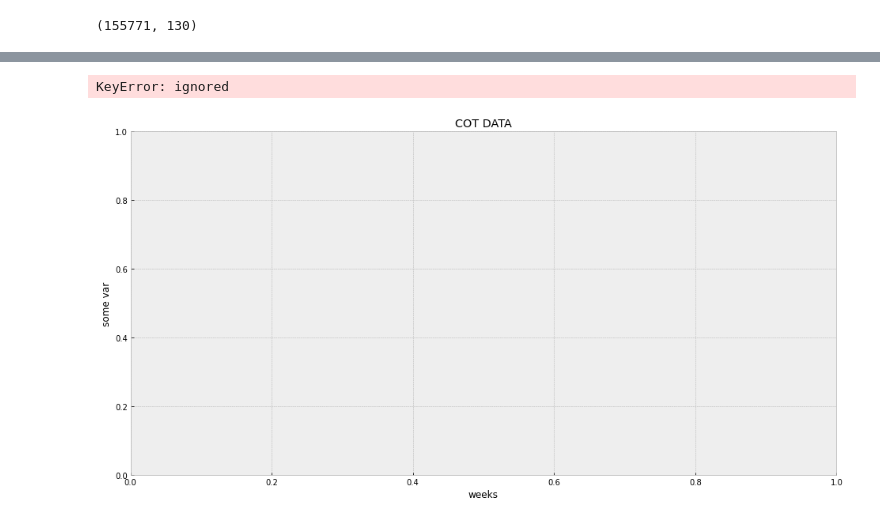
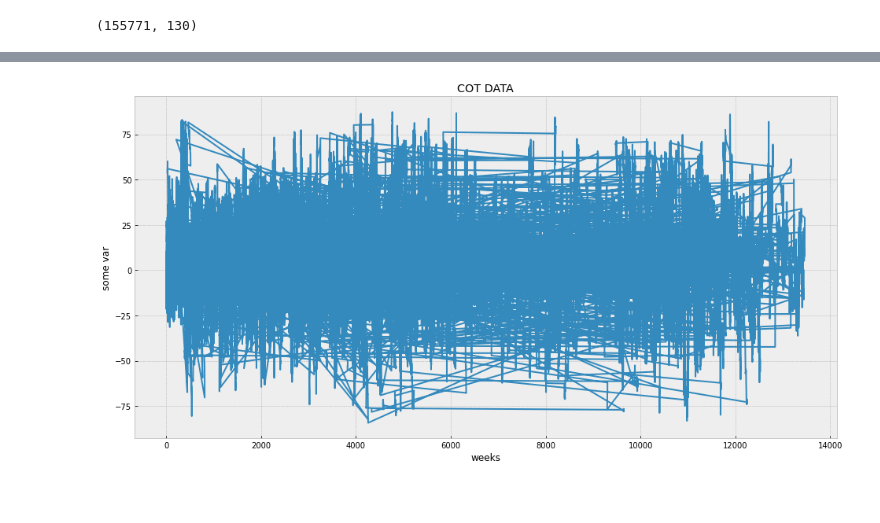
Before and after one commit to pipreaper/colabatory, a Jupyter notebook: read.ipynb, the cells around one changed output, grey strips where cells are left out. Drawn from its saved outputs; the diff is of its cells as text; code cells hidden in the pictures; blank space fills up the shorter version.

```diff
--- a/read.ipynb
+++ b/read.ipynb
@@ -44,10 +44,9 @@ df.shape
 #think dont need thisfrom google.colab import files
 #files.download("data_all.csv")
 # %%
-data = df[['Market and Exchange Names','As of Date in Form YYMMDD','As of Date in Form YYYY-MM-DD','Noncommercial Positions-Long (All)','Noncommercial Positions-Short (All)','Change in Noncommercial-Long (All)','Change in Noncommercial-Short (All)','% of OI-Noncommercial-Long (All)','% of OI-Noncommercial-Short (All)']]
-# create a new column
-data['flip'] = data['% of OI-Noncommercial-Long (All)'] - data['% of OI-Noncommercial-Short (All)']
+df['flip'] = df['% of OI-Noncommercial-Long (All)'] - df['% of OI-Noncommercial-Short (All)']
+# sort data by
+df = df.sort_values(['Market and Exchange Names','As of Date in Form YYMMDD'])
+df.head(5)
+data = df[['Market and Exchange Names','As of Date in Form YYMMDD','As of Date in Form YYYY-MM-DD','Noncommercial Positions-Long (All)','Noncommercial Positions-Short (All)','Change in Noncommercial-Long (All)','Change in Noncommercial-Short (All)','% of OI-Noncommercial-Long (All)','% of OI-Noncommercial-Short (All)','flip']]
 data.head(5)
-# sort data by
-data = data.sort_values(['Market and Exchange Names','As of Date in Form YYMMDD'])
-data.head(5)
@@ -54,10 +60,9 @@ data.head(5)
 # %%
-#plt.figure(figsize=(16,8))
-#plt.title('COT DATA')
-#plt.xlabel('weeks')
-#plt.ylabel('some var')
-#plt.plot(data['flip'])
-#plt.show()
+plt.figure(figsize=(16,8))
+plt.title('COT DATA')
+plt.xlabel('weeks')
+plt.ylabel('some var')
+plt.plot(df['flip'])
+plt.show()
 # %% [output]
-KeyError: ignored
-[figure, old version]
+[figure, new version]
```
Also changed, not shown: parts of 1 cell of this notebook.
